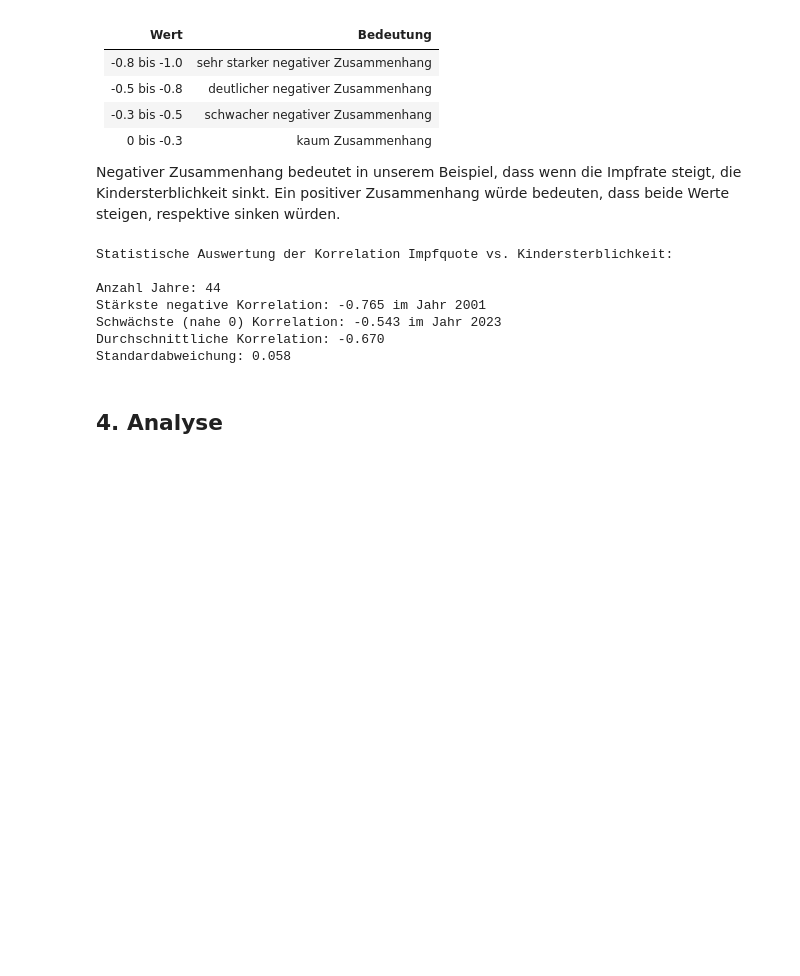
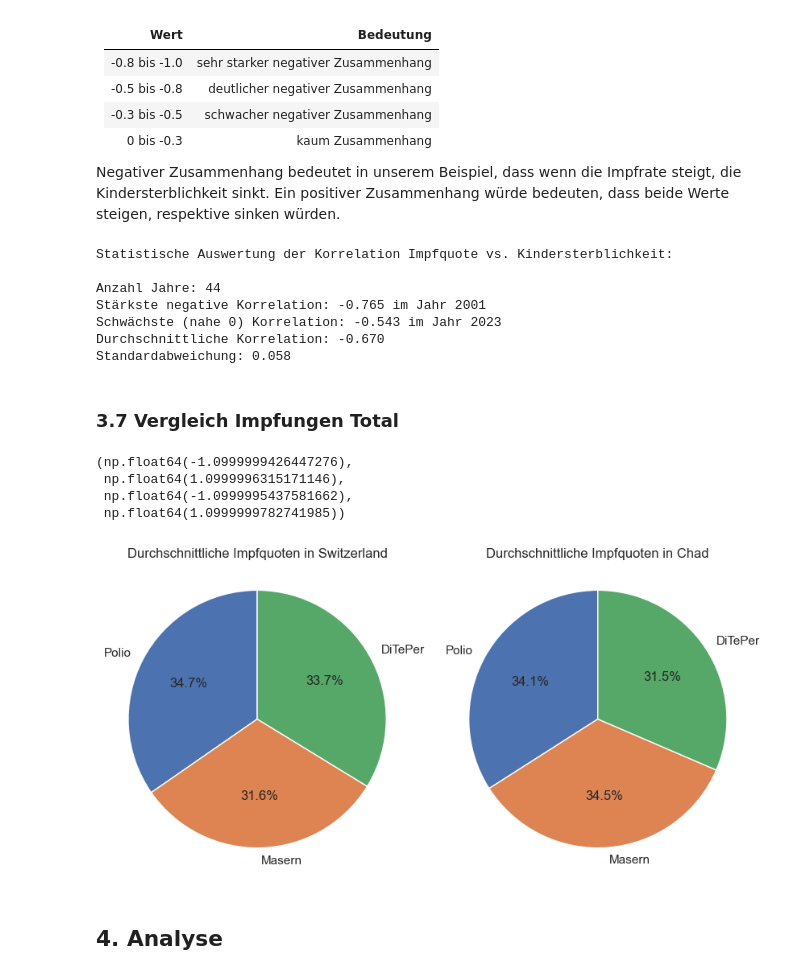
Before and after one commit to gandlea/LN-2-HS2025, a Jupyter notebook: Leistungsnachweis.ipynb, the cells around one changed output. Drawn from its saved outputs; the diff is of its cells as text; code cells hidden in the pictures; blank space fills up the shorter version.

```diff
--- a/Leistungsnachweis.ipynb
+++ b/Leistungsnachweis.ipynb
@@ -88,3 +88,6 @@ df_pivot_polio.head()
 | Algeria | NaN | 31.000000 | 31.000000 | 30.000000 | 30.000000 | 69.00000 | 72.000000 | 79.000000 | 85.000000 | 87.000000 | ... | ... |
 | Andorra | NaN | NaN | NaN | NaN | NaN | NaN | NaN | NaN | NaN | NaN | ... | ... |
 5 rows × 44 columns
+# %%
+df_pivot_measles = rename_df.pivot(index='Entity', columns="Year", values= 'Measles Vaccine Coverage')
+df_pivot_measles.head()
@@ -90,0 +103,3 @@ df_pivot_polio.head()
+# %%
+df_pivot_diteper = rename_df.pivot(index='Entity', columns="Year", values= 'Di te per Vaccine Coverage')
+df_pivot_diteper.head()
@@ -586,6 +610,56 @@ Stärkste negative Korrelation: -0.765 im Jahr 2001
 Schwächste (nahe 0) Korrelation: -0.543 im Jahr 2023
 Durchschnittliche Korrelation: -0.670
 Standardabweichung: 0.058
+# %% [markdown]
+### 3.7 Vergleich Impfungen Total
+# %%
+import pandas as pd
+import matplotlib.pyplot as plt
+
+# Länder auswählen
+country_schweiz = "Switzerland"
+country_chad = "Chad"
+
+def get_means_for_country(country):
+    polio_mean    = df_pivot_polio.loc[country].mean()
+    measles_mean  = df_pivot_measles.loc[country].mean()
+    diteper_mean  = df_pivot_diteper.loc[country].mean()
+    return pd.Series(
+        [polio_mean, measles_mean, diteper_mean],
+        index=["Polio", "Masern", "DiTePer"]
+    )
+
+werte1 = get_means_for_country(country_schweiz)
+werte2 = get_means_for_country(country_chad)
+
+# Zwei Subplots nebeneinander
+fig, axes = plt.subplots(1, 2, figsize=(10, 5))
+
+# Land 1
+axes[0].pie(
+    werte1,
+    labels=werte1.index,
+    autopct="%1.1f%%",
+    startangle=90
+)
+axes[0].set_title(f"Durchschnittliche Impfquoten in {country_schweiz}")
+axes[0].axis("equal")  # runder Kreis
+
+# Land 2
+axes[1].pie(
+    werte2,
+    labels=werte2.index,
+    autopct="%1.1f%%",
+    startangle=90
+)
+axes[1].set_title(f"Durchschnittliche Impfquoten in {country_chad}")
+axes[1].axis("equal")  # runder Kreis
+# %% [output]
+(np.float64(-1.0999999426447276),
+ np.float64(1.0999996315171146),
+ np.float64(-1.0999995437581662),
+ np.float64(1.0999999782741985))
+[figure, added]
 # %% [markdown]
 ## 4. Analyse
 # %% [markdown]
```
Also changed, not shown: parts of 2 cells of this notebook.
